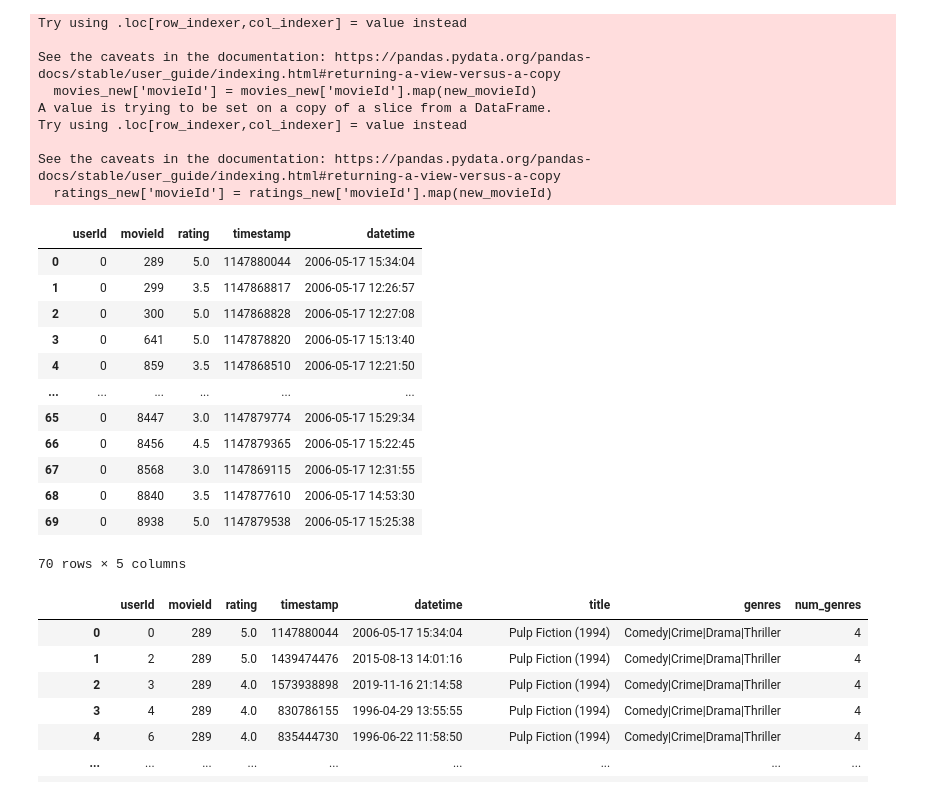
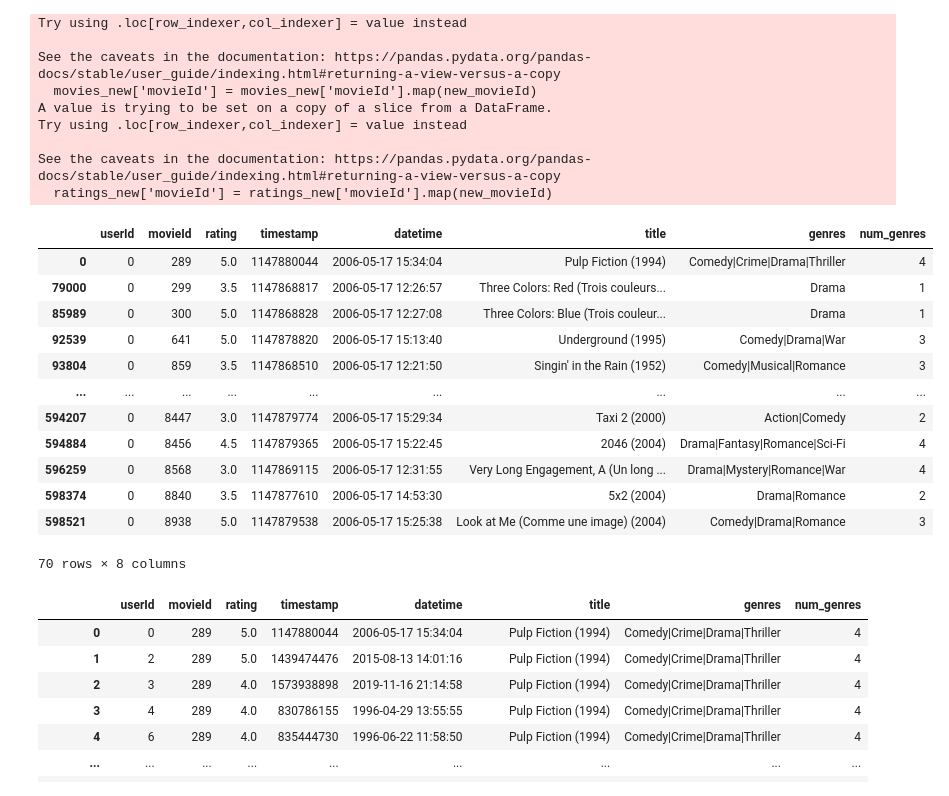
Before and after one commit to pressi-g/movie-recommender-system, a Jupyter notebook: app/notebooks/EDA_25M_dataset.ipynb, the cells around one changed output. Cells and saved outputs as stored; diff of their text form; code cells hidden in the pictures.

```diff
--- a/app/notebooks/EDA_25M_dataset.ipynb
+++ b/app/notebooks/EDA_25M_dataset.ipynb
@@ -524,21 +512,21 @@ See the caveats in the documentation: https://pandas.pydata.org/pandas-docs/stab
 # %%
 # show only userID=0
 
-ratings_new[ratings_new['userId'] == 0]
+df[df['userId'] == 0]
 # %% [output]
-|  | userId | movieId | rating | timestamp | datetime |
-| 0 | 0 | 289 | 5.0 | 1147880044 | 2006-05-17 15:34:04 |
-| 1 | 0 | 299 | 3.5 | 1147868817 | 2006-05-17 12:26:57 |
-| 2 | 0 | 300 | 5.0 | 1147868828 | 2006-05-17 12:27:08 |
-| 3 | 0 | 641 | 5.0 | 1147878820 | 2006-05-17 15:13:40 |
-| 4 | 0 | 859 | 3.5 | 1147868510 | 2006-05-17 12:21:50 |
-| ... | ... | ... | ... | ... | ... |
-| 65 | 0 | 8447 | 3.0 | 1147879774 | 2006-05-17 15:29:34 |
-| 66 | 0 | 8456 | 4.5 | 1147879365 | 2006-05-17 15:22:45 |
-| 67 | 0 | 8568 | 3.0 | 1147869115 | 2006-05-17 12:31:55 |
-| 68 | 0 | 8840 | 3.5 | 1147877610 | 2006-05-17 14:53:30 |
-| 69 | 0 | 8938 | 5.0 | 1147879538 | 2006-05-17 15:25:38 |
+|  | userId | movieId | rating | timestamp | datetime | title | genres | num_genres |
+| 0 | 0 | 289 | 5.0 | 1147880044 | 2006-05-17 15:34:04 | Pulp Fiction (1994) | Comedy|Crime|Drama|Thriller | 4 |
+| 79000 | 0 | 299 | 3.5 | 1147868817 | 2006-05-17 12:26:57 | Three Colors: Red (Trois couleurs... | Drama | 1 |
+| 85989 | 0 | 300 | 5.0 | 1147868828 | 2006-05-17 12:27:08 | Three Colors: Blue (Trois couleur... | Drama | 1 |
+| 92539 | 0 | 641 | 5.0 | 1147878820 | 2006-05-17 15:13:40 | Underground (1995) | Comedy|Drama|War | 3 |
+| 93804 | 0 | 859 | 3.5 | 1147868510 | 2006-05-17 12:21:50 | Singin' in the Rain (1952) | Comedy|Musical|Romance | 3 |
+| ... | ... | ... | ... | ... | ... | ... | ... | ... |
+| 594207 | 0 | 8447 | 3.0 | 1147879774 | 2006-05-17 15:29:34 | Taxi 2 (2000) | Action|Comedy | 2 |
+| 594884 | 0 | 8456 | 4.5 | 1147879365 | 2006-05-17 15:22:45 | 2046 (2004) | Drama|Fantasy|Romance|Sci-Fi | 4 |
+| 596259 | 0 | 8568 | 3.0 | 1147869115 | 2006-05-17 12:31:55 | Very Long Engagement, A (Un long ... | Drama|Mystery|Romance|War | 4 |
+| 598374 | 0 | 8840 | 3.5 | 1147877610 | 2006-05-17 14:53:30 | 5x2 (2004) | Drama|Romance | 2 |
+| 598521 | 0 | 8938 | 5.0 | 1147879538 | 2006-05-17 15:25:38 | Look at Me (Comme une image) (2004) | Comedy|Drama|Romance | 3 |
-70 rows × 5 columns
+70 rows × 8 columns
 # %%
 df
 # %% [output]
```
Also changed, not shown: parts of 10 cells of this notebook.
